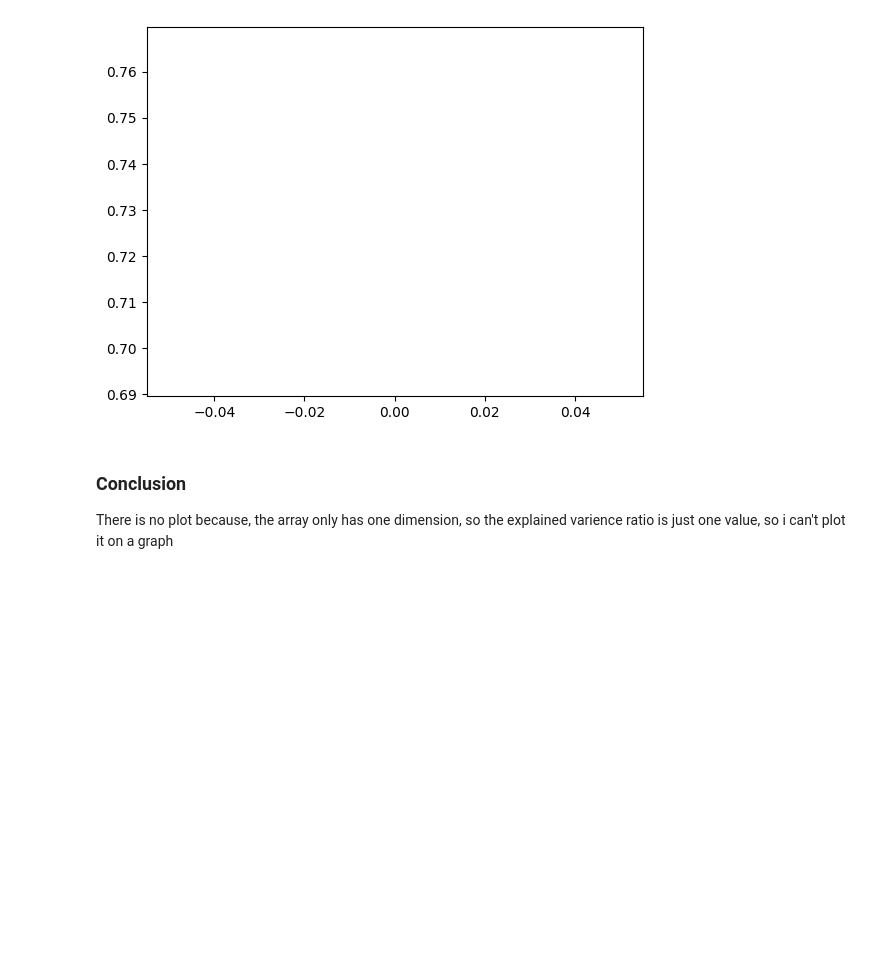
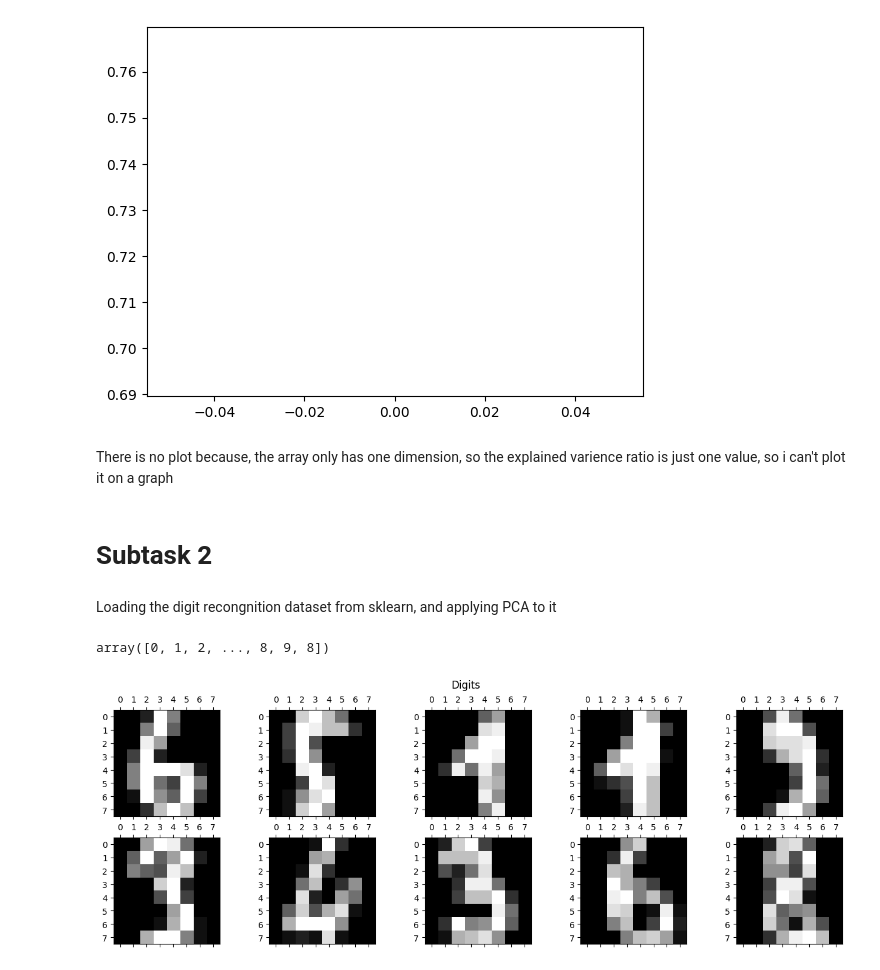
Before and after one commit to chrisistrati/Sigmoid-Homework, a Jupyter notebook: 05_PCA.ipynb, the cells around one changed output. Saved outputs shown, nothing was run; the diff lists cells and outputs as text; code cells hidden in the pictures; blank space fills up the shorter version.

Commit message:
finished subtask 2

```diff
--- a/05_PCA.ipynb
+++ b/05_PCA.ipynb
@@ -176,5 +178,23 @@ plt.plot(PCA_sklearn2.explained_variance_ratio_)
 [<matplotlib.lines.Line2D at 0x...>]
 [figure]
 # %% [markdown]
-### Conclusion
 There is no plot because, the array only has one dimension, so the explained varience ratio is just one value, so i can't plot it on a graph
+# %% [markdown]
+# Subtask 2
+# %% [markdown]
+Loading the digit recongnition dataset from sklearn, and applying PCA to it
+# %%
+digits = datasets.load_digits()
+X_digits = digits.data
+digits.target
+# %% [output]
+array([0, 1, 2, ..., 8, 9, 8])
+# %%
+fig, ax = plt.subplots(2, 5, figsize = (16, 5)) #creating subplots
+fig.suptitle('Digits')
+
+for i in range(2):
+    for j in range(5):
+        ax[i][j].matshow(digits.images[np.random.randint(digits.data.shape[0])]) #indexing each graph, and showing a random image image from the dataset
+# %% [output]
+[figure, added]
```
Also changed, not shown: parts of 5 cells of this notebook.
